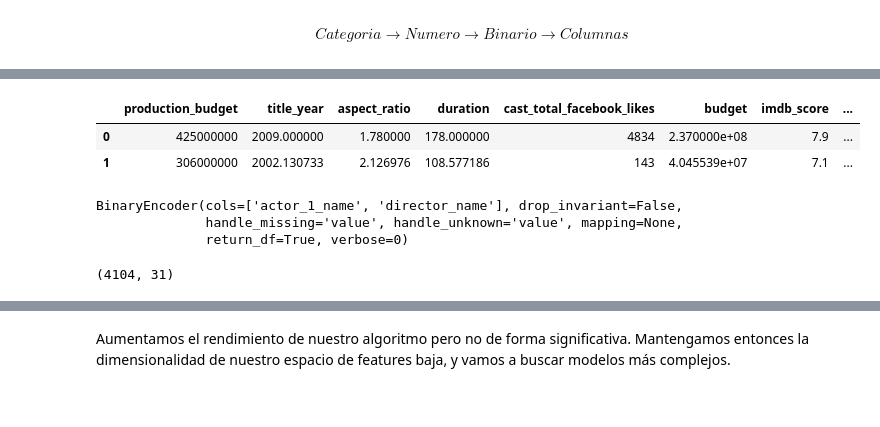
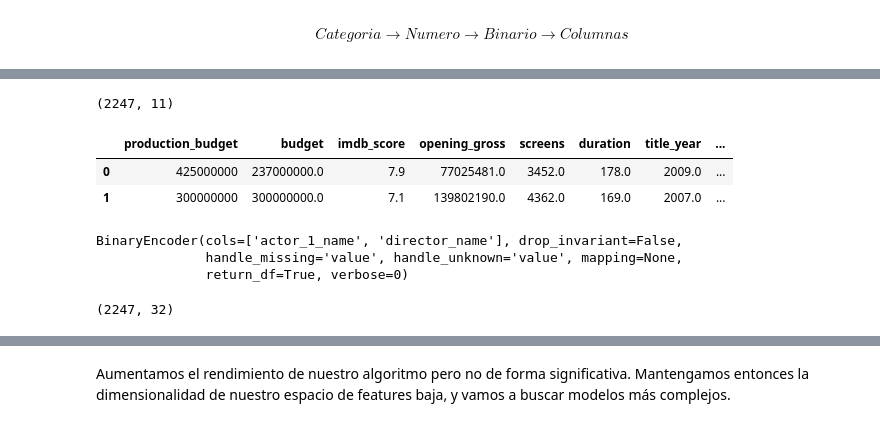
Before and after one commit to AlanVazquez99/Curso-PLATZI-ML-Basics, a Jupyter notebook: 3 Fundamentos Python/3_2 Features.ipynb, the cells around one changed output, grey strips where cells are left out. Saved outputs shown, nothing was run; the diff lists cells and outputs as text; code cells hidden in the pictures.

```diff
--- a/3 Fundamentos Python/3_2 Features.ipynb
+++ b/3 Fundamentos Python/3_2 Features.ipynb
@@ -183,6 +179,8 @@ Sklearn también ofrece un objeto OneHotEncoder pero es un poco más díficil de
 Cuantas columnas generaríamos con un one-hot encoding de nuestras features categóricas?
 # %%
 movies_obj = pd.read_csv('./data/transformed/peliculas_obj.csv')
+X = pd.read_csv('./data/transformed/peliculas_opening.csv')
+
 movies_obj.apply(pd.Series.nunique).sort_values()
 # %% [output]
 color                2
@@ -206,6 +204,7 @@ Esta técnica no es canónica por lo que tendremos que buscarla en otra librerí
 # %% [markdown]
 $$ Categoria \rightarrow Numero \rightarrow Binario \rightarrow Columnas $$
 # %%
-categoricals = movies_obj[['actor_1_name', 'director_name']]
-categoricals.shape, categoricals.head(2)
+categoricals = movies_obj[['movie_title', 'actor_1_name', 'director_name']]
+display(categoricals.shape)
+display(categoricals.head(2))
 # %% [output]
@@ -216,11 +236,16 @@ categoricals.shape, categoricals.head(2)
 # %%
-bin_encoder = pd.concat([X, categoricals], axis=1)
+bin_encoder = pd.merge(X, categoricals)
+
+bin_encoder.drop(columns=['movie_title', 'worldwide_gross'], inplace=True)
+X.drop(columns=['movie_title', 'worldwide_gross'], inplace=True)
+
 display(bin_encoder.shape)
 bin_encoder.head(2)
 # %% [output]
+(2247, 11)
-|  | production_budget | title_year | aspect_ratio | duration | cast_total_facebook_likes | budget | imdb_score | ... |
-| 0 | 425000000 | 2009.000000 | 1.780000 | 178.000000 | 4834 | 2.370000e+08 | 7.9 | ... |
-| 1 | 306000000 | 2002.130733 | 2.126976 | 108.577186 | 143 | 4.045539e+07 | 7.1 | ... |
+|  | production_budget | budget | imdb_score | opening_gross | screens | duration | title_year | ... |
+| 0 | 425000000 | 237000000.0 | 7.9 | 77025481.0 | 3452.0 | 178.0 | 2009.0 | ... |
+| 1 | 300000000 | 300000000.0 | 7.1 | 139802190.0 | 4362.0 | 169.0 | 2007.0 | ... |
 # %%
 import category_encoders as ce
 encoder = ce.BinaryEncoder(cols=['actor_1_name', 'director_name'])
@@ -233,5 +258,5 @@ BinaryEncoder(cols=['actor_1_name', 'director_name'], drop_invariant=False,
 bin_encoder = encoder.fit_transform(bin_encoder)
 bin_encoder.shape
 # %% [output]
-(4104, 31)
+(2247, 32)
 # %%
```
Also changed, not shown: parts of 12 cells of this notebook, 6 other files.
